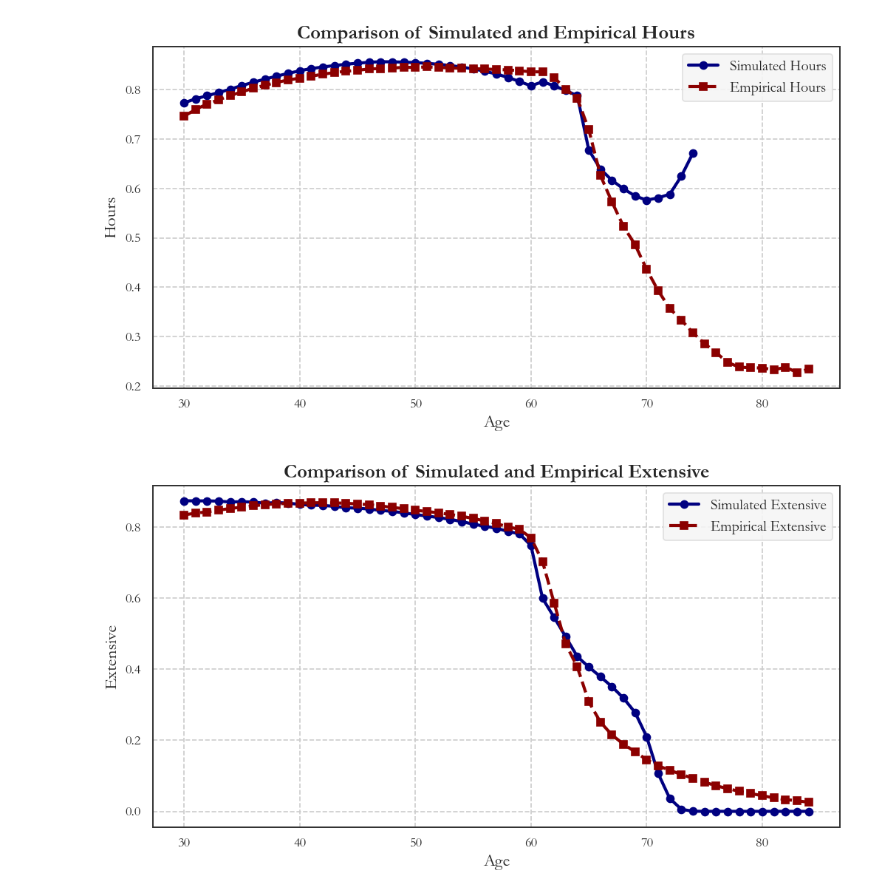
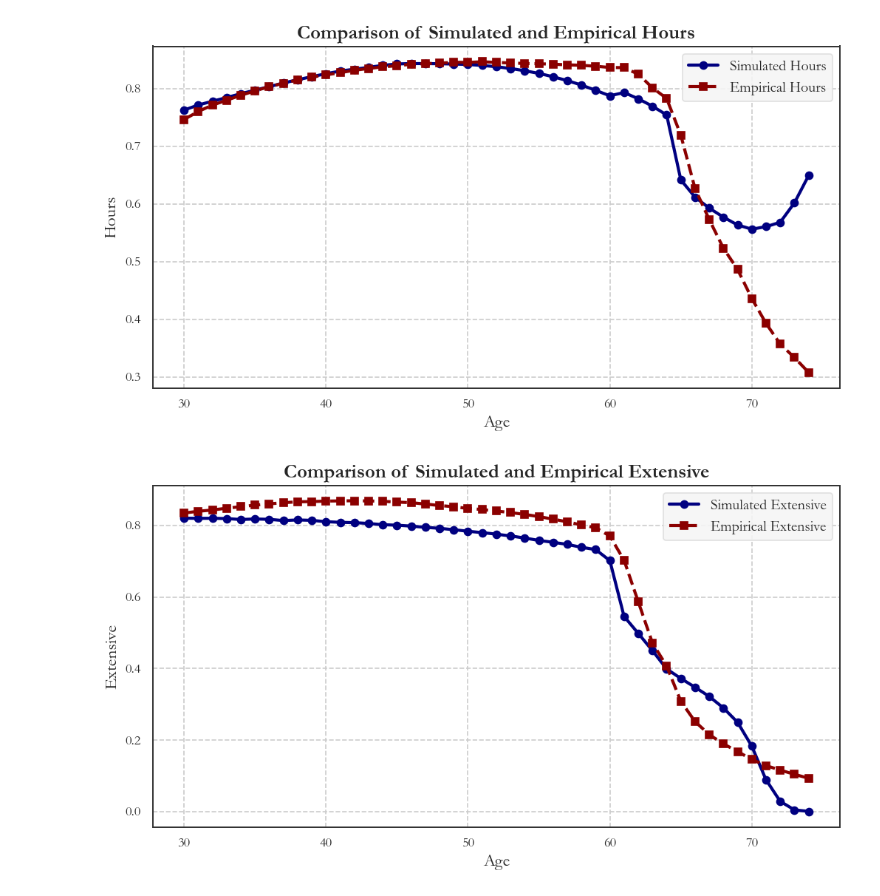
Before and after one commit to math869c/Design_retirement, a Jupyter notebook: estimation.ipynb, the cells around one changed output. Drawn from its saved outputs; the diff is of its cells as text; code cells hidden in the pictures.

```diff
--- a/estimation.ipynb
+++ b/estimation.ipynb
@@ -20,7 +20,7 @@ sol = model.sol
 sim = model.sim
 # %%
 # Prepare data
-# mean, weights, moments = prepare_data(par)
+_, _, moments = prepare_data(par)
 # %%
 means_string = "Data ny def/mean_matrix.csv"
 covariance_string = "Data ny def/variance_matrix.csv"
@@ -98,43 +110,43 @@ theta_names = ("beta", "sigma", "gamma", "mu", "zeta", "beta_1", "gamma_1")
 
 # theta_final = np.array([0.9654276064, 1.1439276735, 1.9252802098, 6.2333816952, 8.3062287571, 0.0500726898, 0.0000108413])
 
-# for i, name in enumerate(theta_names):
-#     setattr(model.par, name, theta_final[i])
+for i, name in enumerate(theta_names):
+    setattr(model.par, name, theta_final[i])
 
 model.solve()
 model.simulate()
 
 # plot the graph with calibrated values
 a_dict = {
-    'hours': [np.nanmean(np.where(model.sim.ex == 1, model.sim.h, np.nan),axis=0)[:55], moments['hours']],
-    'extensive': [np.mean(model.sim.ex, axis=0)[:55], moments['extensive']],
+    'hours': [np.nanmean(np.where(model.sim.ex == 1, model.sim.h, np.nan),axis=0)[:45], moments['hours']],
+    'extensive': [np.mean(model.sim.ex, axis=0)[:45], moments['extensive']],
     'illiquid': [np.clip(np.mean(model.sim.s, axis=0), 0, None), moments['savings']],
     'liquid': [np.mean(model.sim.a, axis=0), moments['assets']]
 }
 
 # Define colors
 simulated_color = "navy"  # Dark blue
 empirical_color = "darkred"  # Dark red
 ci_color = "lightcoral"  # Light red for confidence bands
 
 for key, (simulated, empirical) in a_dict.items():
     plt.figure(figsize=(10, 5))
 
     x_vals = np.arange(len(empirical)) + par.start_age
 
     plt.plot(x_vals, simulated, label=f"Simulated {key.capitalize()}", marker="o", color=simulated_color)
     plt.plot(x_vals, empirical, label=f"Empirical {key.capitalize()}", linestyle="--", marker="s", color=empirical_color)
 
     # # 99.9% confidence interval
     # ci = std_dev
     # plt.fill_between(x_vals, empirical - ci, empirical + ci, color=ci_color, alpha=0.4, label="Empirical Standard Deviation")
 
     plt.xlabel("Age")
     plt.ylabel(key.capitalize())
     plt.title(f"Comparison of Simulated and Empirical {key.capitalize()}")
     plt.legend()
     plt.grid(True)
     plt.show()
 # %% [output]
-[figure, old version]
+[figure, new version]
-[figure, old version]
+[figure, new version]
```
Also changed, not shown: parts of 4 cells of this notebook, 4 other files.
